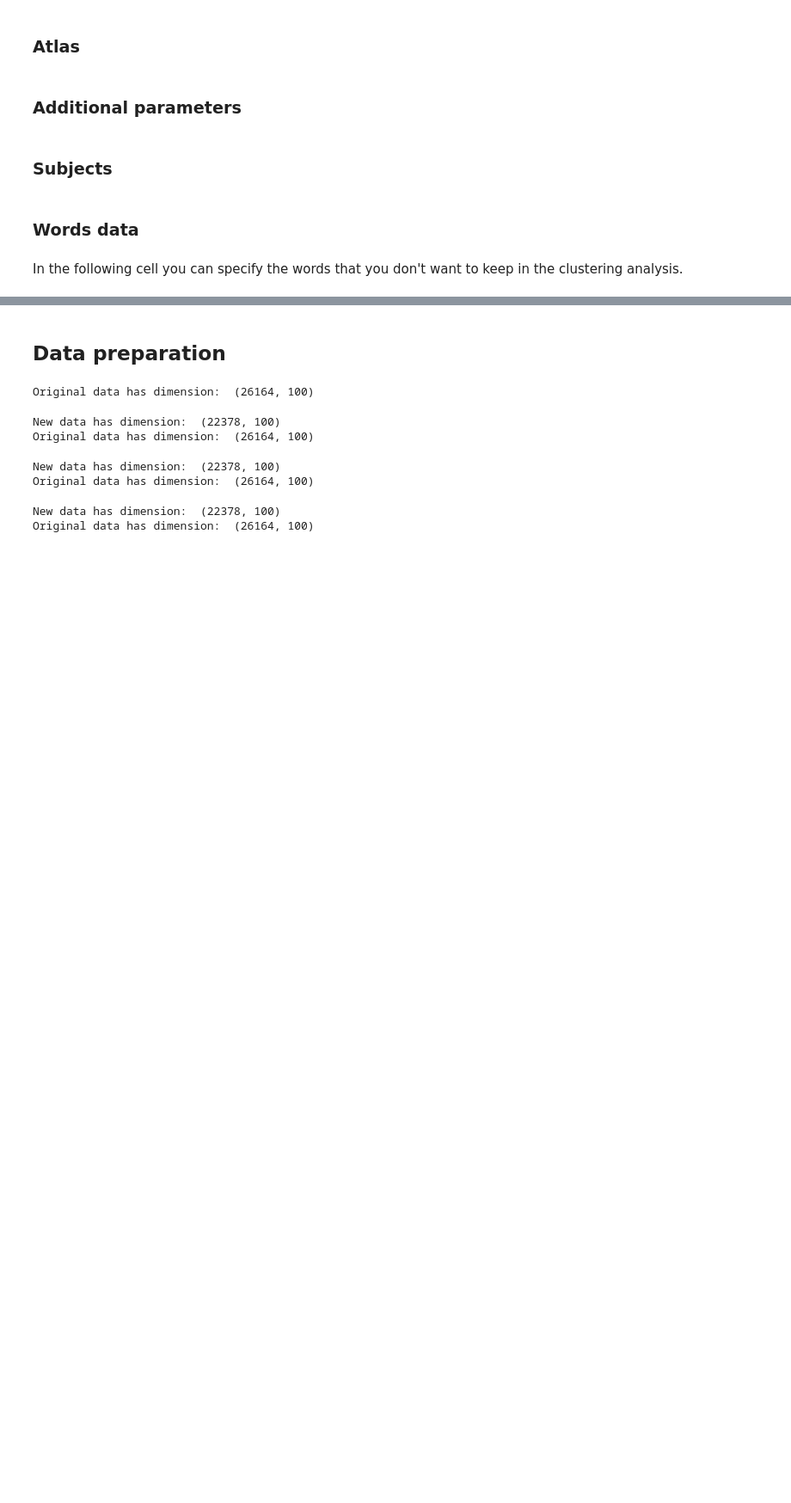
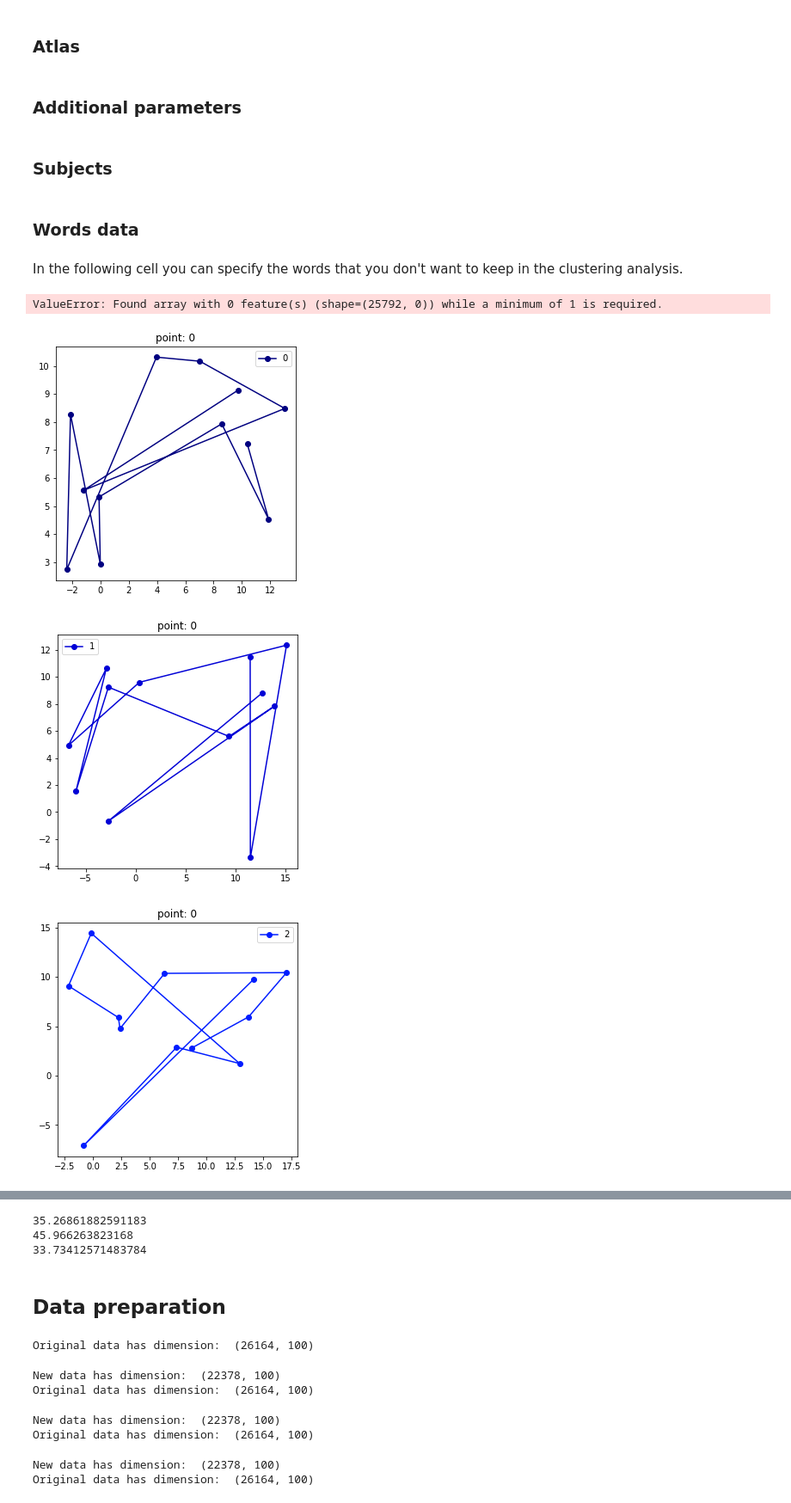
Before and after one commit to AlexandrePsq/LePetitPrince, a Jupyter notebook: fMRI/VoxelClustering.ipynb, the cells around one changed output, grey strips where cells are left out. Shown: that part at 86% size. Drawn from its saved outputs; the diff is of its cells as text; code cells hidden in the pictures; blank space fills up the shorter version.

```diff
--- a/fMRI/VoxelClustering.ipynb
+++ b/fMRI/VoxelClustering.ipynb
@@ -196 +198,52 @@ data_agg = reporting.aggregate_beta_maps(
 )
+# %%
+gc.collect()
+n_neighbors = 30
+min_dist = 0.0
+n_components = 2
+random_state = 1111
+metric_r = 'cosine'
+output_metric = 'euclidean'
+window_size = 64
+
+umpa_set = [umap.UMAP(
+    n_neighbors=n_neighbors,
+    min_dist=min_dist,
+    n_components=n_components,
+    random_state=random_state,
+    metric=metric_r,
+    output_metric=output_metric
+).fit(data_array[:1984*13, window_size*window_index:(1+window_index)*window_size]) for window_index in range(12)]
+# %% [output]
+ValueError: Found array with 0 feature(s) (shape=(25792, 0)) while a minimum of 1 is required.
+# %%
+data_reduced = [mapper.transform(data_array[:1984*13, window_size*window_index:(1+window_index)*window_size]) for window_index, mapper in enumerate(umpa_set)]
+# %%
+index = 0
+
+colorsMap='jet'
+cm = plt.get_cmap(colorsMap)
+cNorm = matplotlib.colors.Normalize(vmin=0, vmax=13)
+scalarMap = cmx.ScalarMappable(norm=cNorm, cmap=cm)
+for index in range(1):
+    for layer in range(13):
+        fig = plt.figure(figsize=(5, 5))
+        label = str(layer)
+
+        plt.plot(
+            [data_reduced[window_index][index + 768*layer, 0] for window_index in range(12)],
+            [data_reduced[window_index][index + 768*layer, 1] for window_index in range(12)],
+            #s=3,
+            '-o',
+            c=scalarMap.to_rgba(layer),
+            label=label,
+            #cmap='Spectral'
+                   )
+        plt.title('point: {}'.format(index))
+        plt.legend()
+        plt.show()
+        plt.close('all')
+# %% [output]
+[figure, added]
+[figure, added]
+[figure, added]
@@ -196,0 +260,17 @@ data_agg = reporting.aggregate_beta_maps(
+# %%
+def f(index_point):
+    return np.stack([np.stack([[data_reduced[window_index][index_point + 768*layer, 0] for window_index in range(12)], [data_reduced[window_index][index_point + 768*layer, 1] for window_index in range(12)]])
+for layer in range(13)])
+
+
+a = _umeyama(f(0)[0, :, :], f(0)[1, :, :], False)
+b = _umeyama(f(1)[0, :, :], f(1)[1, :, :], False)
+c = _umeyama(f(2)[0, :, :], f(2)[1, :, :], False)
+
+print(np.linalg.norm(a-b))
+print(np.linalg.norm(a-c))
+print(np.linalg.norm(c-b))
+# %% [output]
+35.26861882591183
+45.966263823168
+33.73412571483784
```
Also changed, not shown: parts of 5 cells of this notebook, 4 other files.
